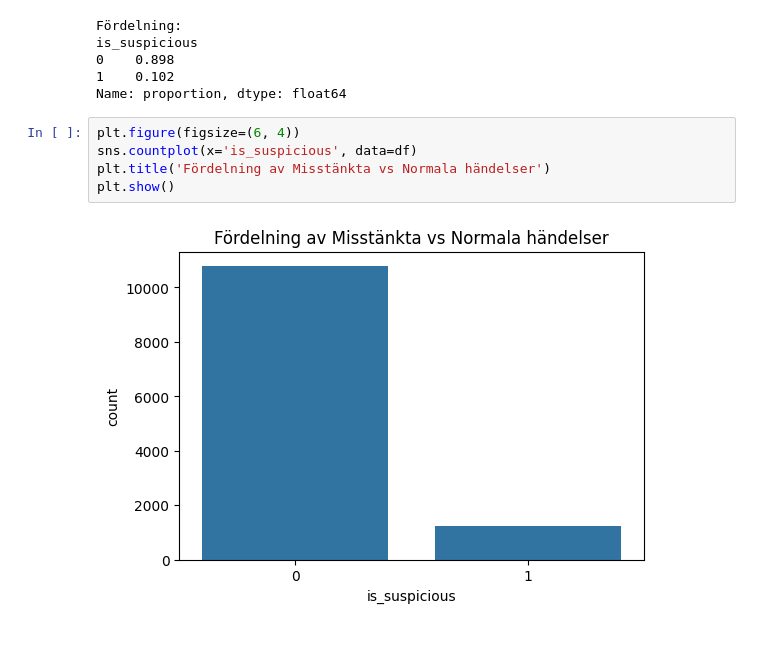
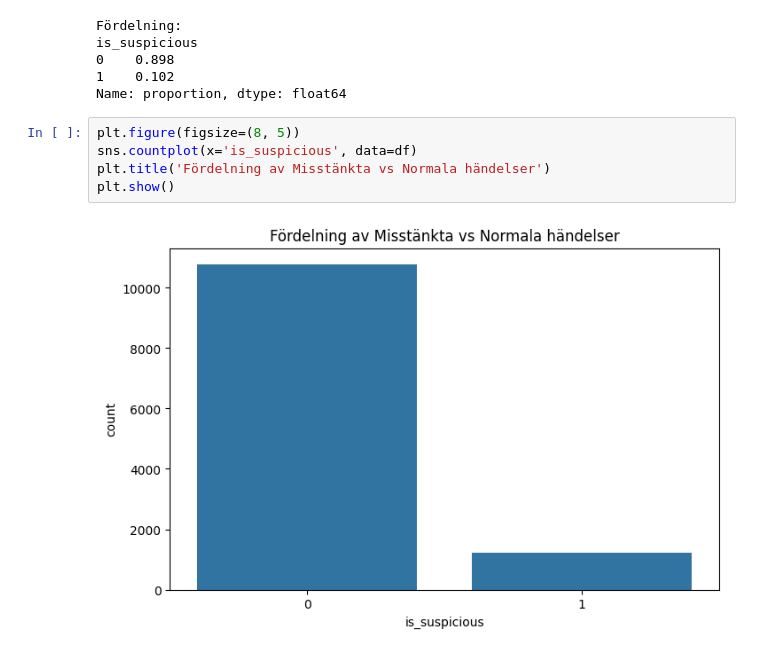
Before and after one commit to MarcusMorlock/Machine-Learning_Grupp4, a Jupyter notebook: report.ipynb, the cells around one changed output. Cells and saved outputs as stored; diff of their text form.

```diff
--- a/report.ipynb
+++ b/report.ipynb
@@ -47,9 +47,9 @@ is_suspicious
 1    0.102
 Name: proportion, dtype: float64
 # %%
-plt.figure(figsize=(6, 4))
+plt.figure(figsize=(8, 5))
 sns.countplot(x='is_suspicious', data=df)
 plt.title('Fördelning av Misstänkta vs Normala händelser')
 plt.show()
 # %% [output]
-[figure, old version]
+[figure, new version]
```
Also changed, not shown: parts of 1 cell of this notebook.
